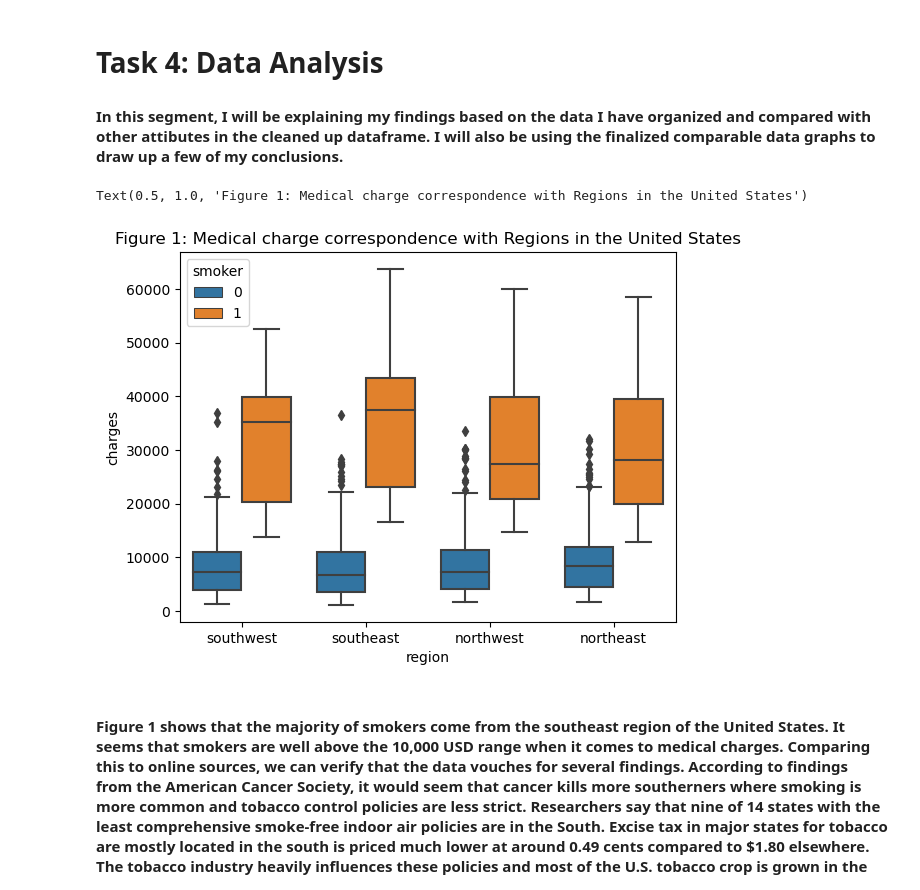
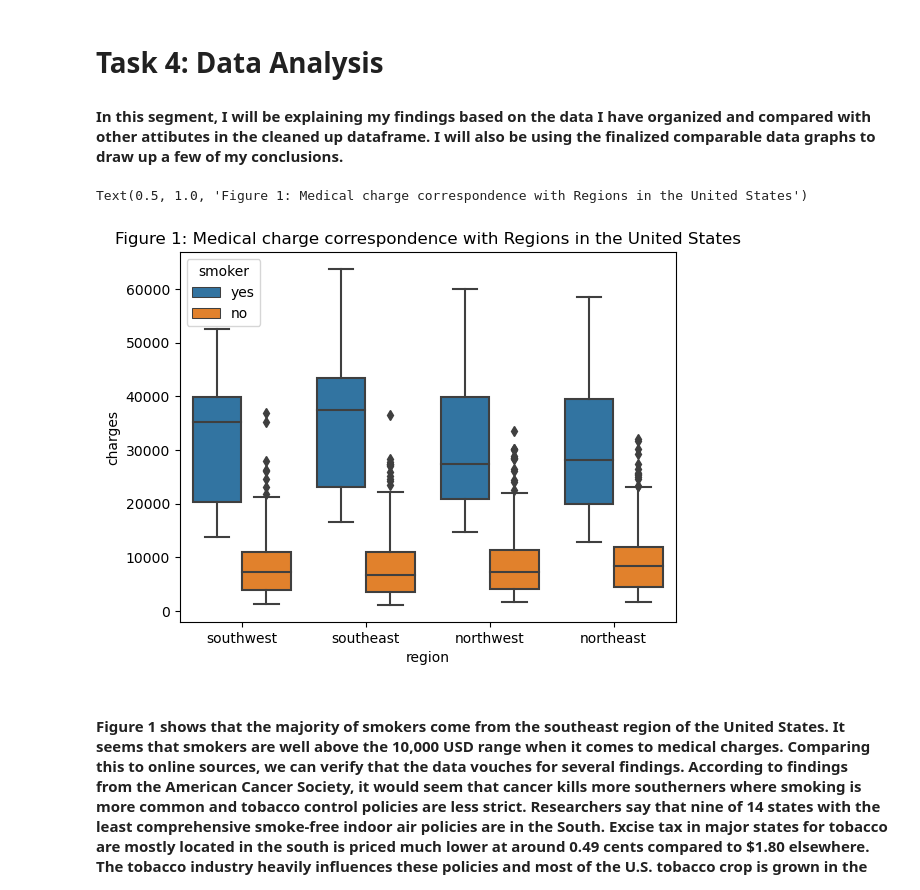
Before and after one commit to ubco-W2022T1-cosc301/project-group44, a Jupyter notebook: notebooks/analysis1.ipynb, the cells around one changed output. Saved outputs shown, nothing was run; the diff lists cells and outputs as text; code cells hidden in the pictures.

```diff
--- a/notebooks/analysis1.ipynb
+++ b/notebooks/analysis1.ipynb
@@ -265,12 +265,14 @@ Name: smoker, dtype: int64
 # Task 4: Data Analysis
 
 #### In this segment, I will be explaining my findings based on the data I have organized and compared with other attibutes in the cleaned up dataframe. I will also be using the finalized comparable data graphs to draw up a few of my conclusions.
+# %%
+df_clean2 = pd.read_csv("../data/processed/Enverga_Data.csv")
 # %%
-sns.boxplot(x='region',y='charges', data=df_clean, hue='smoker')
+sns.boxplot(x='region',y='charges', data=df_clean2, hue='smoker')
 plt.title("Figure 1: Medical charge correspondence with Regions in the United States")
 # %% [output]
 Text(0.5, 1.0, 'Figure 1: Medical charge correspondence with Regions in the United States')
-[figure, old version]
+[figure, new version]
 # %% [markdown]
 #### Figure 1 shows that the majority of smokers come from the southeast region of the United States. It seems that smokers are well above the 10,000 USD range when it comes to medical charges. Comparing this to online sources, we can verify that the data vouches for several findings. According to findings from the American Cancer Society, it would seem that cancer kills more southerners where smoking is more common and tobacco control policies are less strict. Researchers say that nine of 14 states with the least comprehensive smoke-free indoor air policies are in the South. Excise tax in major states for tobacco are mostly located in the south is priced much lower at around 0.49 cents compared to $1.80 elsewhere. The tobacco industry heavily influences these policies and most of the U.S. tobacco crop is grown in the South, the researchers said. The region also has relatively high levels of poverty, which is also linked with smoking. You may find more details using this link [Smoking Kills More Southerners, Study Finds](https://www.nbcnews.com/health/cancer/smoking-kills-more-southerners-study-finds-n671921). We can also see there is a positive correlation between smoker patients and medical charges. The darker shades of orange represent more frequency of charges which are evident in around 18,000 USD to 48,000 USD.
 # %%
```
Also changed, not shown: parts of 4 cells of this notebook.
